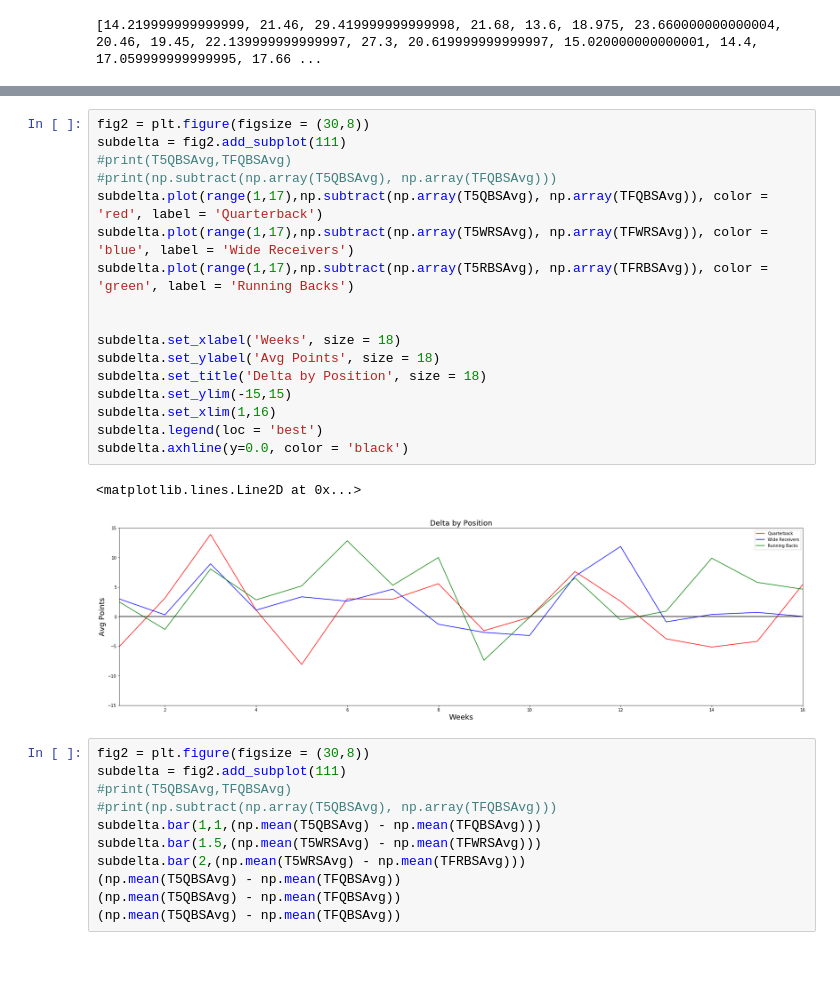
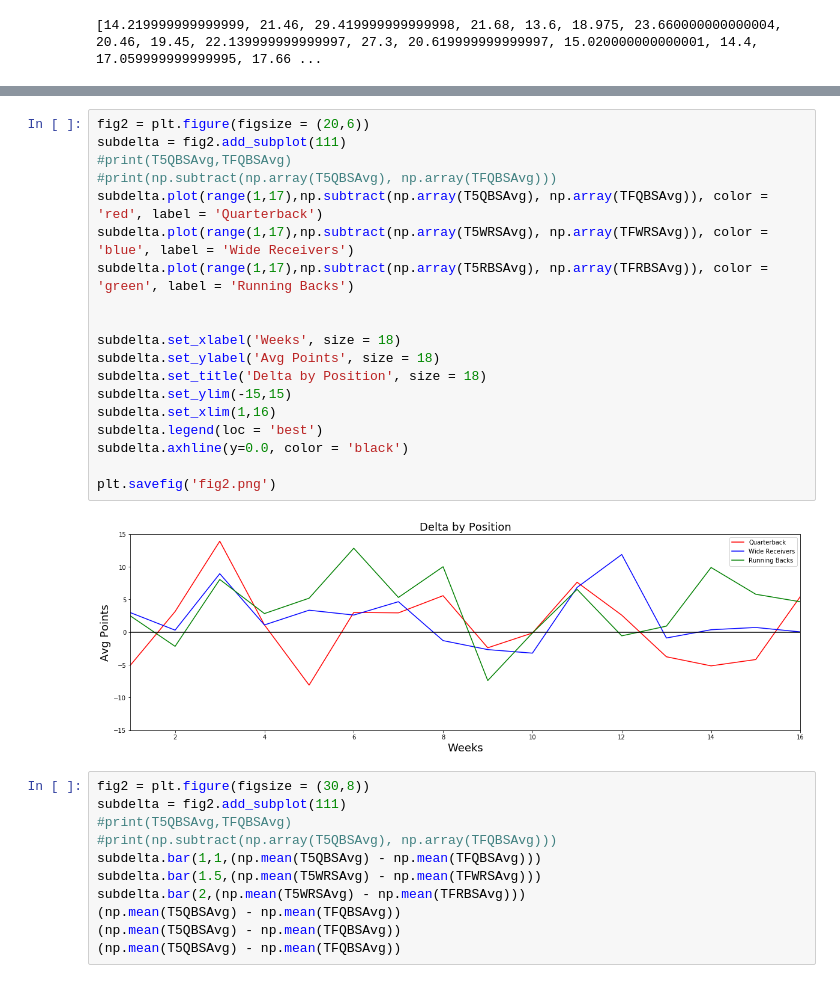
Before and after one commit to MTMUTH/Group_Project_01, a Jupyter notebook: FFL_CleanData-Copy(LW).ipynb, the cells around one changed output, grey strips where cells are left out. Cells and saved outputs as stored; diff of their text form.

```diff
--- a/FFL_CleanData-Copy(LW).ipynb
+++ b/FFL_CleanData-Copy(LW).ipynb
@@ -257,23 +302,24 @@ subrb.legend(loc = 'best')
 # %%
-fig2 = plt.figure(figsize = (30,8))
+fig2 = plt.figure(figsize = (20,6))
 subdelta = fig2.add_subplot(111)
 #print(T5QBSAvg,TFQBSAvg)
 #print(np.subtract(np.array(T5QBSAvg), np.array(TFQBSAvg)))
 subdelta.plot(range(1,17),np.subtract(np.array(T5QBSAvg), np.array(TFQBSAvg)), color = 'red', label = 'Quarterback')
 subdelta.plot(range(1,17),np.subtract(np.array(T5WRSAvg), np.array(TFWRSAvg)), color = 'blue', label = 'Wide Receivers')
 subdelta.plot(range(1,17),np.subtract(np.array(T5RBSAvg), np.array(TFRBSAvg)), color = 'green', label = 'Running Backs')
 
 
 subdelta.set_xlabel('Weeks', size = 18)
 subdelta.set_ylabel('Avg Points', size = 18)
 subdelta.set_title('Delta by Position', size = 18)
 subdelta.set_ylim(-15,15)
 subdelta.set_xlim(1,16)
 subdelta.legend(loc = 'best')
 subdelta.axhline(y=0.0, color = 'black')
+
+plt.savefig('fig2.png')
 # %% [output]
-<matplotlib.lines.Line2D at 0x...>
-[figure, old version]
+[figure, new version]
 # %%
 fig2 = plt.figure(figsize = (30,8))
 subdelta = fig2.add_subplot(111)
```
Also changed, not shown: parts of 2 cells of this notebook, 7 other files.
